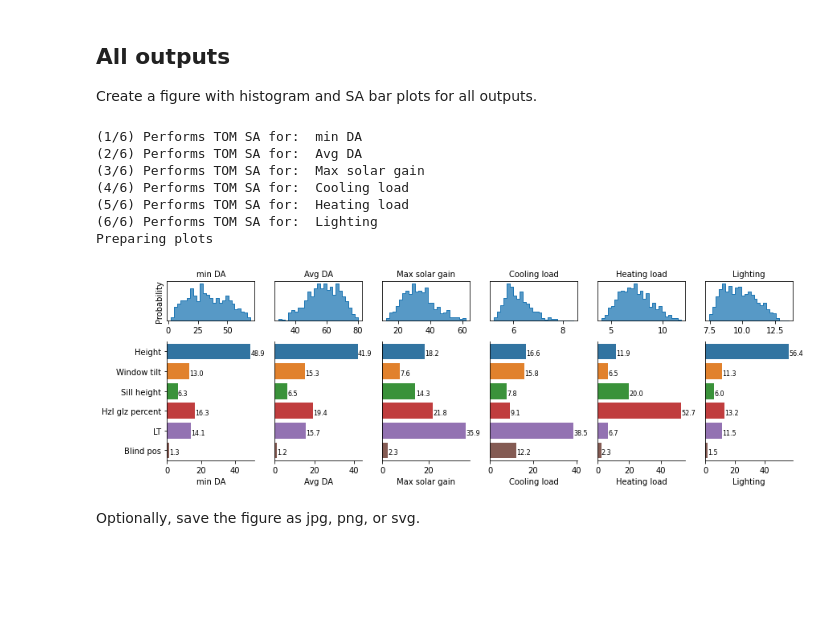
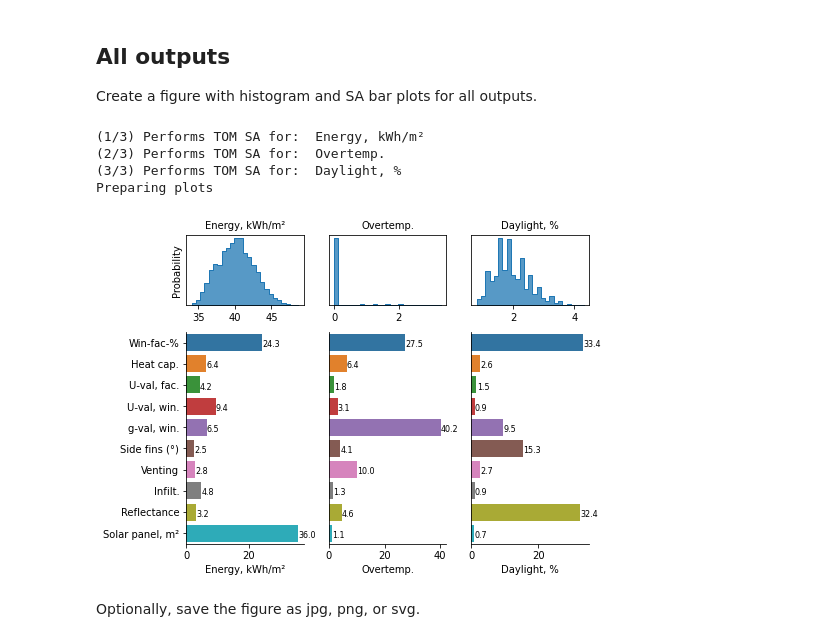
Before and after one commit to TorbenOestergaard/mc_sa_ml, a Jupyter notebook: BPS_to_ML_github.ipynb, the cells around one changed output. Cells and saved outputs as stored; diff of their text form; code cells hidden in the pictures; blank space fills up the shorter version.

Commit message:
Fixed figure size in sa_multiple

```diff
--- a/BPS_to_ML_github.ipynb
+++ b/BPS_to_ML_github.ipynb
@@ -14,5 +14,5 @@ Drive already mounted at /content/drive; to attempt to forcibly remount, call dr
 # %%
 !git clone https://github.com/TorbenOestergaard/mc_sa_ml.git
 
-my_path = 'mc_sa_ml/SAtom'
+my_path = 'mc_sa_ml'
 # %% [output]
@@ -87,21 +80,23 @@ Saving epopee_int_7000_02_08_21.csv to epopee_int_7000_02_08_21 (1).csv
 try:
   filename_monte_carlo = list(uploaded.keys())[0]
 except:
-  filename_monte_carlo = 'test_high_school_10_3.txt'
-print(filename_monte_carlo)
+  filename_monte_carlo = 'test_high_school_i10_o3.tsv'
+print(f'Filename:   {filename_monte_carlo}')
 
 file_extension = filename_monte_carlo.split(".")[-1]
 file_name_only = filename_monte_carlo[:-(len(file_extension)+1)]
 
 if file_extension == 'xlsx':
   # Excel file. If data in specific sheet, add argument: sheet_name='Sheet1'
-  XY_raw = pd.read_excel(file_full_path, header=0, engine="openpyxl", )
+  XY_raw = pd.read_excel(my_path + "/" + filename_monte_carlo, header=0, engine="openpyxl", )
 elif file_extension == 'csv' or file_extension == 'txt':
-  XY_raw = pd.read_csv(file_full_path, sep=None)
+  XY_raw = pd.read_csv(my_path + "/" + filename_monte_carlo, sep=None)
+elif file_extension == 'tsv':
+  XY_raw = pd.read_csv(my_path + "/" + filename_monte_carlo, sep='\t')
+print(f'N rows:     {XY_raw.shape[0]} \nN columns:  {XY_raw.shape[1]}')
 
 # Transform pcategorical features
 XY = transform_categorical_features(XY_raw, verbose=False)
 
-print(f'Shape of data: {XY_raw.shape}')
 XY_raw.head()
 # %% [output]
@@ -117,8 +113,8 @@ Shape of data: (848, 12)
 # %% [markdown]
 Specify the number of inputs and outputs
 # %%
-n_inputs = 6  # Angiv antallet af inputkolonner
-n_outputs = 6   # Angiv antallet af outputkolonner
+n_inputs = 10  # Angiv antallet af inputkolonner
+n_outputs = 3   # Angiv antallet af outputkolonner
 
 N = XY.shape[0]
 X = XY.iloc[:N, :n_inputs]
@@ -204,21 +200,19 @@ Create a figure with histogram and SA bar plots for all outputs.
 # %%
 # Enable figures to be return from function
 %config InlineBackend.close_figures = False
 
-res, fig = sa_multiple(X.iloc[:1000,:],
-                       Y.iloc[:1000,:],
+res, fig = sa_multiple(X.iloc[:5000,:],
+                       Y.iloc[:5000,:],
                        J=100,
                        include_SA_all=False,
-                       sort_by='all')
+                       sort_by='all',
+                       figsize=(7,5))
 # %% [output]
-(1/6) Performs TOM SA for:  min DA
-(2/6) Performs TOM SA for:  Avg DA
-(3/6) Performs TOM SA for:  Max solar gain
-(4/6) Performs TOM SA for:  Cooling load
-(5/6) Performs TOM SA for:  Heating load
-(6/6) Performs TOM SA for:  Lighting
+(1/3) Performs TOM SA for:  Energy, kWh/m²
+(2/3) Performs TOM SA for:  Overtemp.
+(3/3) Performs TOM SA for:  Daylight, %
 Preparing plots
-[figure, old version]
+[figure, new version]
 # %% [markdown]
 Optionally, save the figure as jpg, png, or svg.
 # %%
```
Also changed, not shown: parts of 36 cells of this notebook, 3 other files.
